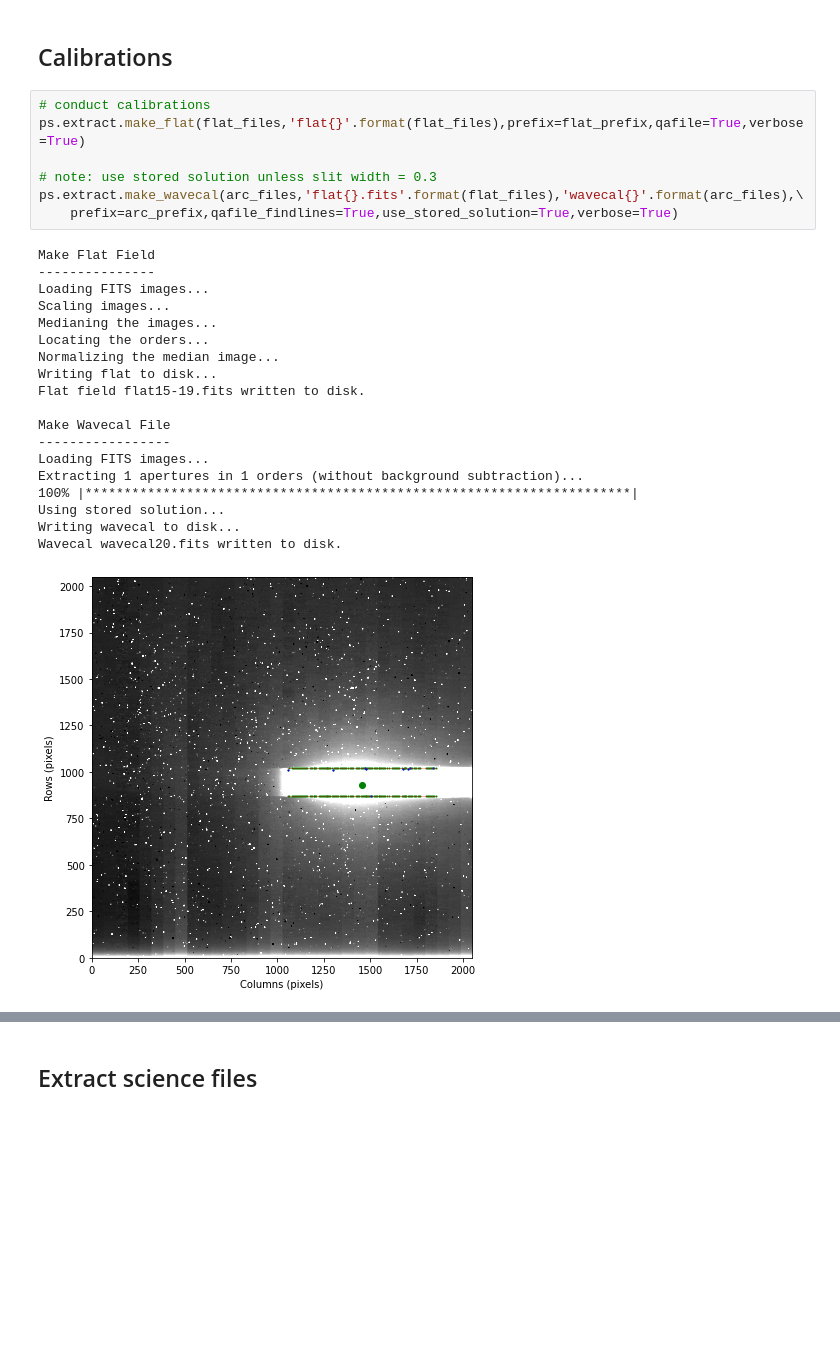
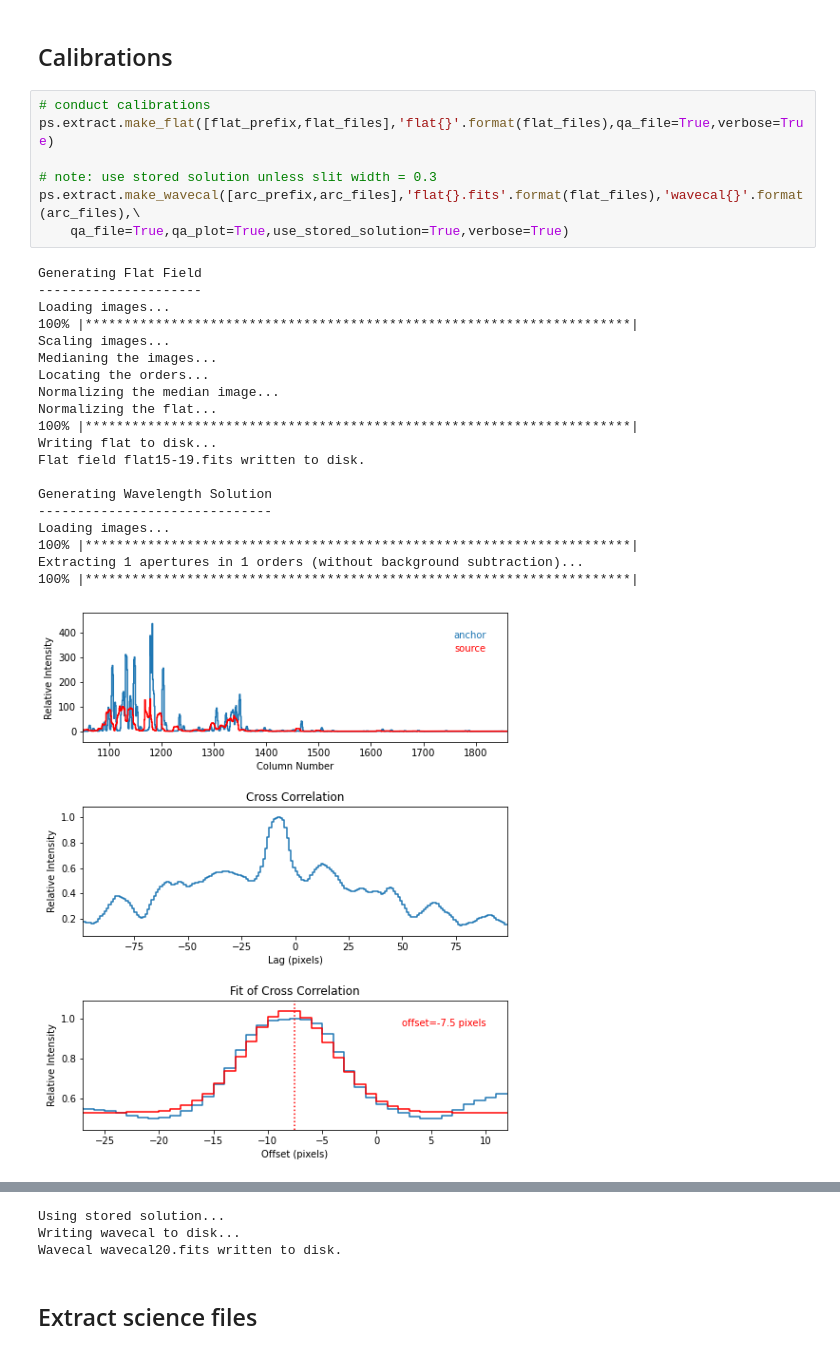
Before and after one commit to pyspextool/pyspextool, a Jupyter notebook: notebooks/uspex-prism-example.ipynb, the cells around one changed output, grey strips where cells are left out. Cells and saved outputs as stored; diff of their text form; blank space fills up the shorter version.

```diff
--- a/notebooks/uspex-prism-example.ipynb
+++ b/notebooks/uspex-prism-example.ipynb
@@ -77,28 +103,29 @@ QA Extension: .pdf
 ## Calibrations
 # %%
 # conduct calibrations
-ps.extract.make_flat(flat_files,'flat{}'.format(flat_files),prefix=flat_prefix,qafile=True,verbose=True)
+ps.extract.make_flat([flat_prefix,flat_files],'flat{}'.format(flat_files),qa_file=True,verbose=True)
 
 # note: use stored solution unless slit width = 0.3
-ps.extract.make_wavecal(arc_files,'flat{}.fits'.format(flat_files),'wavecal{}'.format(arc_files),\
-    prefix=arc_prefix,qafile_findlines=True,use_stored_solution=True,verbose=True)
+ps.extract.make_wavecal([arc_prefix,arc_files],'flat{}.fits'.format(flat_files),'wavecal{}'.format(arc_files),\
+    qa_file=True,qa_plot=True,use_stored_solution=True,verbose=True)
 # %% [output]
-Make Flat Field
----------------
-Loading FITS images...
+Generating Flat Field
+---------------------
+Loading images...
+100% |**********************************************************************|
 Scaling images...
 Medianing the images...
 Locating the orders...
 Normalizing the median image...
+Normalizing the flat...
+100% |**********************************************************************|
 Writing flat to disk...
 Flat field flat15-19.fits written to disk.
 
-Make Wavecal File
------------------
-Loading FITS images...
+Generating Wavelength Solution
+------------------------------
+Loading images...
+100% |**********************************************************************|
 Extracting 1 apertures in 1 orders (without background subtraction)...
 100% |**********************************************************************|
-Using stored solution...
-Writing wavecal to disk...
-Wavecal wavecal20.fits written to disk.
-[figure, old version]
+[figure, new version]
@@ -106,3 +132,6 @@ Wavecal wavecal20.fits written to disk.
+Using stored solution...
+Writing wavecal to disk...
+Wavecal wavecal20.fits written to disk.
 # %% [markdown]
 ## Extract science files
 # %%
```
Also changed, not shown: parts of 11 cells of this notebook, 3 other files.
